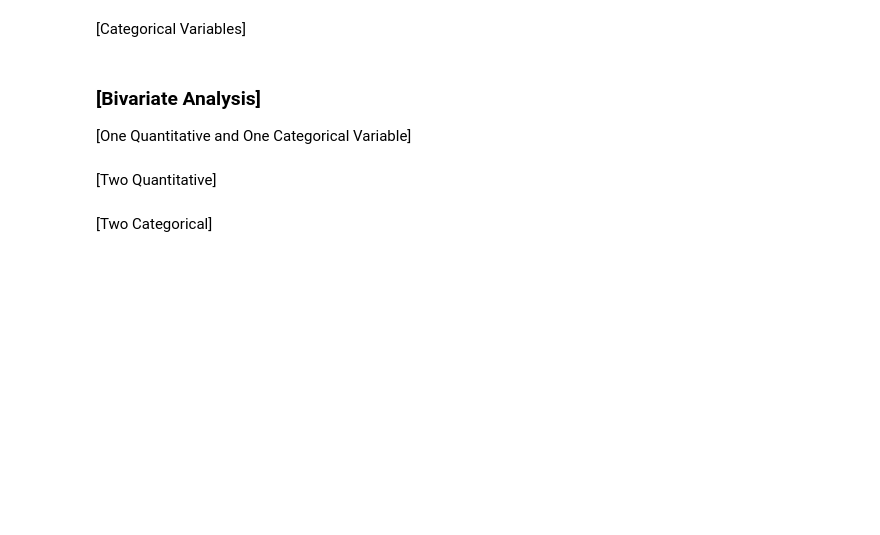
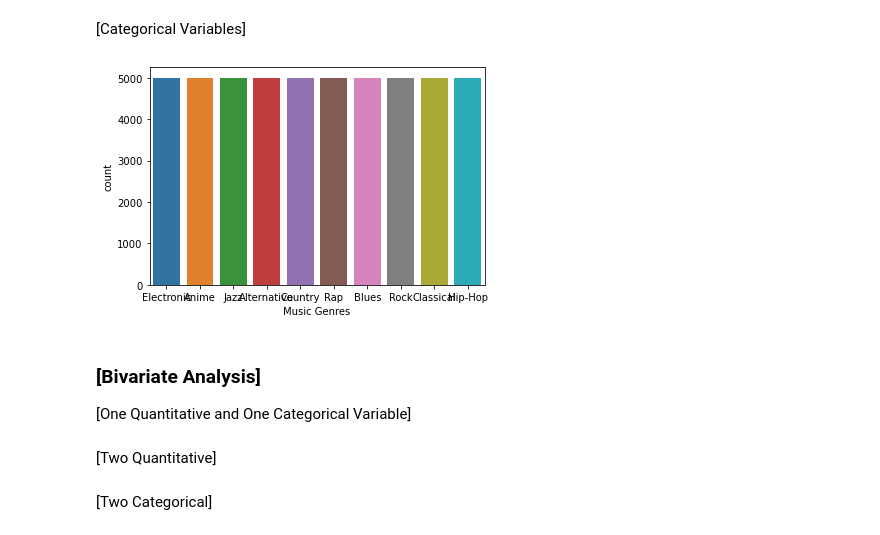
Before and after one commit to RenettaNelson/Music-Genre-Data-Mining, a Jupyter notebook: genre-data-mining.ipynb, the cells around one changed output. Drawn from its saved outputs; the diff is of its cells as text; code cells hidden in the pictures; blank space fills up the shorter version.

```diff
--- a/genre-data-mining.ipynb
+++ b/genre-data-mining.ipynb
@@ -102,5 +169,12 @@ This data set does not seem to contain too many missing values. We will not worr
 # %% [markdown]
 [Categorical Variables]
+# %%
+sns.countplot(x = 'music_genre', data = music_df)
+plt.xlabel('Music Genres')
+
+plt.show()
+# %% [output]
+[figure, added]
 # %% [markdown]
 ### [Bivariate Analysis]
 
```
Also changed, not shown: parts of 10 cells of this notebook.
